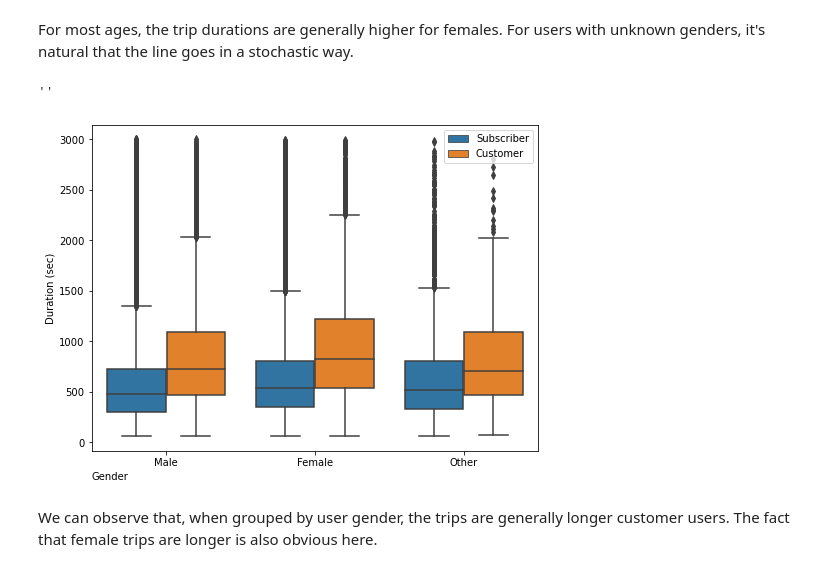
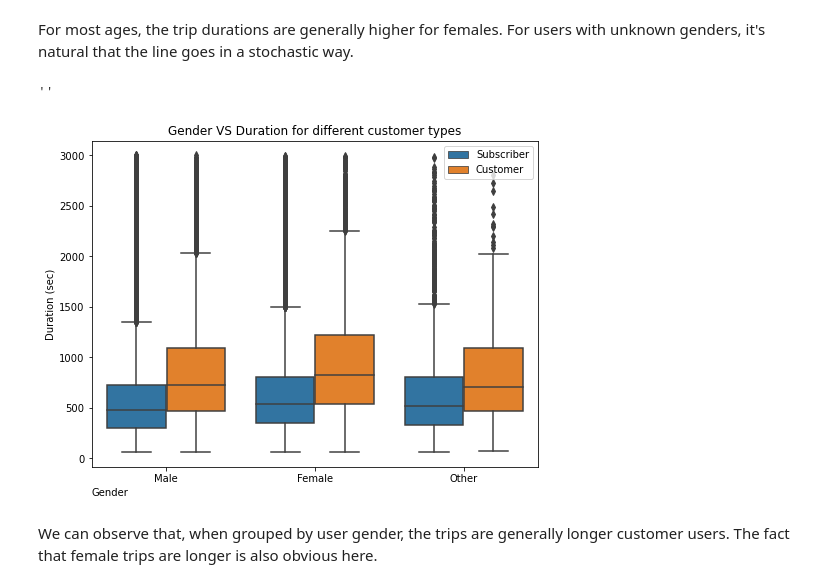
Before and after one commit to Moaaz-Mahmoud/Ford-Gobike-Data-Analysis, a Jupyter notebook: notebook.ipynb, the cells around one changed output. Drawn from its saved outputs; the diff is of its cells as text; code cells hidden in the pictures.

```diff
--- a/notebook.ipynb
+++ b/notebook.ipynb
@@ -430,15 +425,16 @@ For most ages, the trip durations are generally higher for females. For users wi
 # %%
 # Duration – Gender – Type
 plt.figure(figsize=(8, 6))
 sns.boxplot(data=gobike, x='member_gender', y='duration_sec', hue='user_type')
 plt.legend(loc=1)
 plt.xlabel('Gender', loc='left')
 plt.ylabel('Duration (sec)')
 plt.yticks(np.arange(0, 3000+500, 500))
+plt.title('Gender VS Duration for different customer types')
 ;
 # %% [output]
 ''
-[figure, old version]
+[figure, new version]
 # %% [markdown]
 We can observe that, when grouped by user gender, the trips are generally longer customer users. The fact that female trips are longer is also obvious here.
 # %% [markdown]
```
Also changed, not shown: parts of 8 cells of this notebook, 3 other files.
